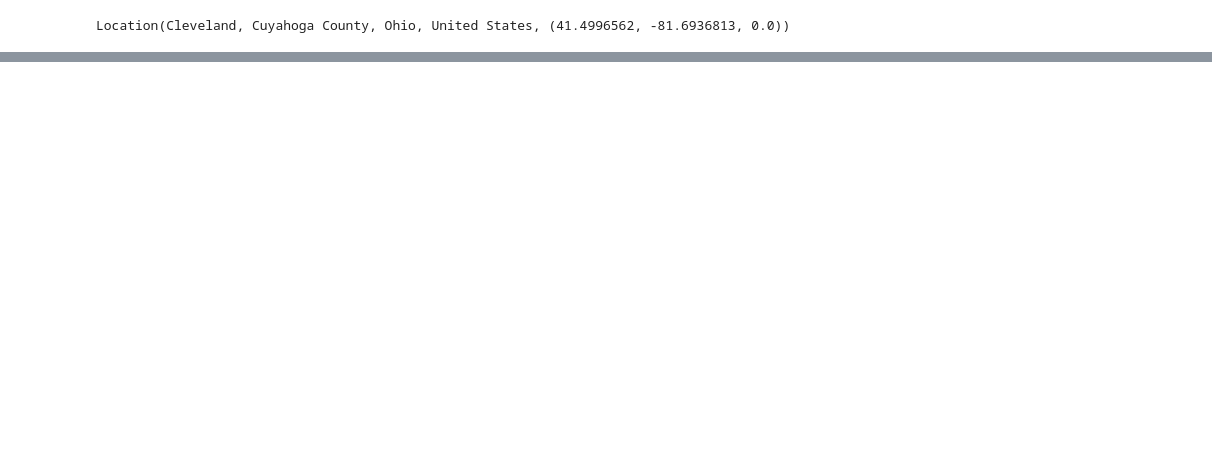
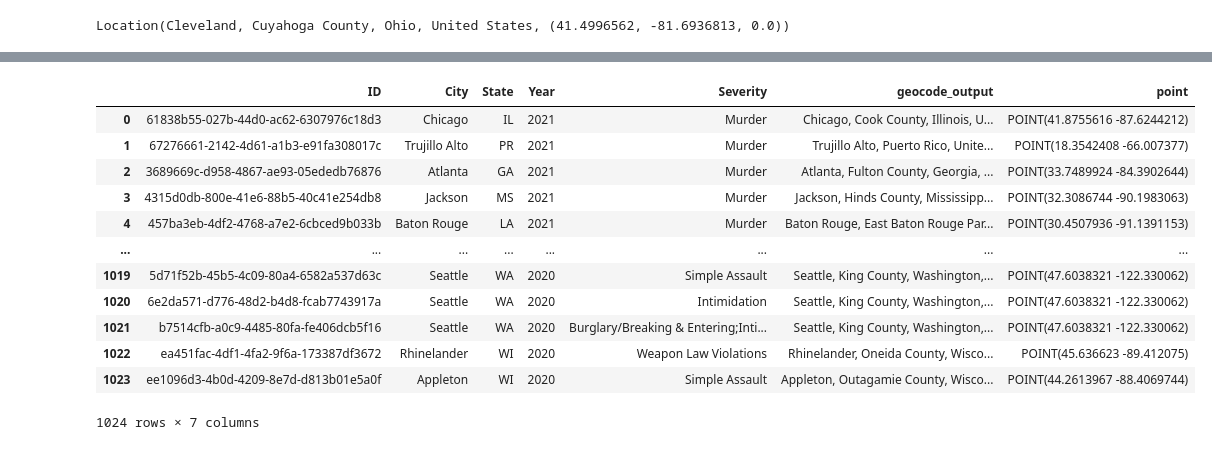
Before and after one commit to FayeWallis/Trans-Safety-Map, a Jupyter notebook: notebooks/fix_data.ipynb, the cells around one changed output, grey strips where cells are left out. Saved outputs shown, nothing was run; the diff lists cells and outputs as text; code cells hidden in the pictures; blank space fills up the shorter version.

```diff
--- a/notebooks/fix_data.ipynb
+++ b/notebooks/fix_data.ipynb
@@ -48,3 +48,19 @@ Traceback (most recent call last):
   File "/Users/nolangormley/.pyenv/versions/3.9.0/lib/python3.9/site-packages/geopy/adapters.py", line 460, in _request
     raise GeocoderUnavailable(message)
 geopy.exc.GeocoderUnavailable: HTTPSConnectionPool(host='nominatim.openstreetmap.org', port=443): Max retries exceeded with url: /search?q=Los+Angeles%2C+CA&format=json&limit=1 (Caused by ReadTimeoutE ...
+# %%
+df
+# %% [output]
+|  | ID | City | State | Year | Severity | geocode_output | point |
+| 0 | 61838b55-027b-44d0-ac62-6307976c18d3 | Chicago | IL | 2021 | Murder | Chicago, Cook County, Illinois, U... | POINT(41.8755616 -87.6244212) |
+| 1 | 67276661-2142-4d61-a1b3-e91fa308017c | Trujillo Alto | PR | 2021 | Murder | Trujillo Alto, Puerto Rico, Unite... | POINT(18.3542408 -66.007377) |
+| 2 | 3689669c-d958-4867-ae93-05ededb76876 | Atlanta | GA | 2021 | Murder | Atlanta, Fulton County, Georgia, ... | POINT(33.7489924 -84.3902644) |
+| 3 | 4315d0db-800e-41e6-88b5-40c41e254db8 | Jackson | MS | 2021 | Murder | Jackson, Hinds County, Mississipp... | POINT(32.3086744 -90.1983063) |
+| 4 | 457ba3eb-4df2-4768-a7e2-6cbced9b033b | Baton Rouge | LA | 2021 | Murder | Baton Rouge, East Baton Rouge Par... | POINT(30.4507936 -91.1391153) |
+| ... | ... | ... | ... | ... | ... | ... | ... |
+| 1019 | 5d71f52b-45b5-4c09-80a4-6582a537d63c | Seattle | WA | 2020 | Simple Assault | Seattle, King County, Washington,... | POINT(47.6038321 -122.330062) |
+| 1020 | 6e2da571-d776-48d2-b4d8-fcab7743917a | Seattle | WA | 2020 | Intimidation | Seattle, King County, Washington,... | POINT(47.6038321 -122.330062) |
+| 1021 | b7514cfb-a0c9-4485-80fa-fe406dcb5f16 | Seattle | WA | 2020 | Burglary/Breaking & Entering;Inti... | Seattle, King County, Washington,... | POINT(47.6038321 -122.330062) |
+| 1022 | ea451fac-4df1-4fa2-9f6a-173387df3672 | Rhinelander | WI | 2020 | Weapon Law Violations | Rhinelander, Oneida County, Wisco... | POINT(45.636623 -89.412075) |
+| 1023 | ee1096d3-4b0d-4209-8e7d-d813b01e5a0f | Appleton | WI | 2020 | Simple Assault | Appleton, Outagamie County, Wisco... | POINT(44.2613967 -88.4069744) |
+1024 rows × 7 columns
```
Also changed, not shown: parts of 5 cells of this notebook, 5 other files.
